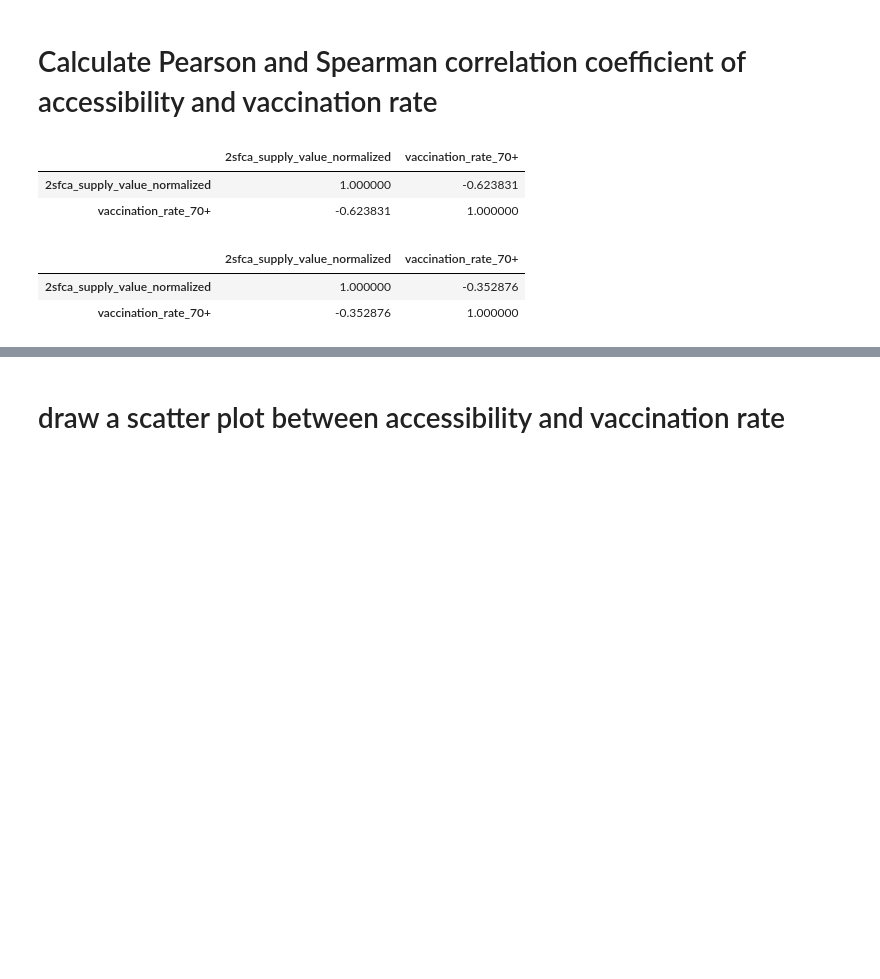
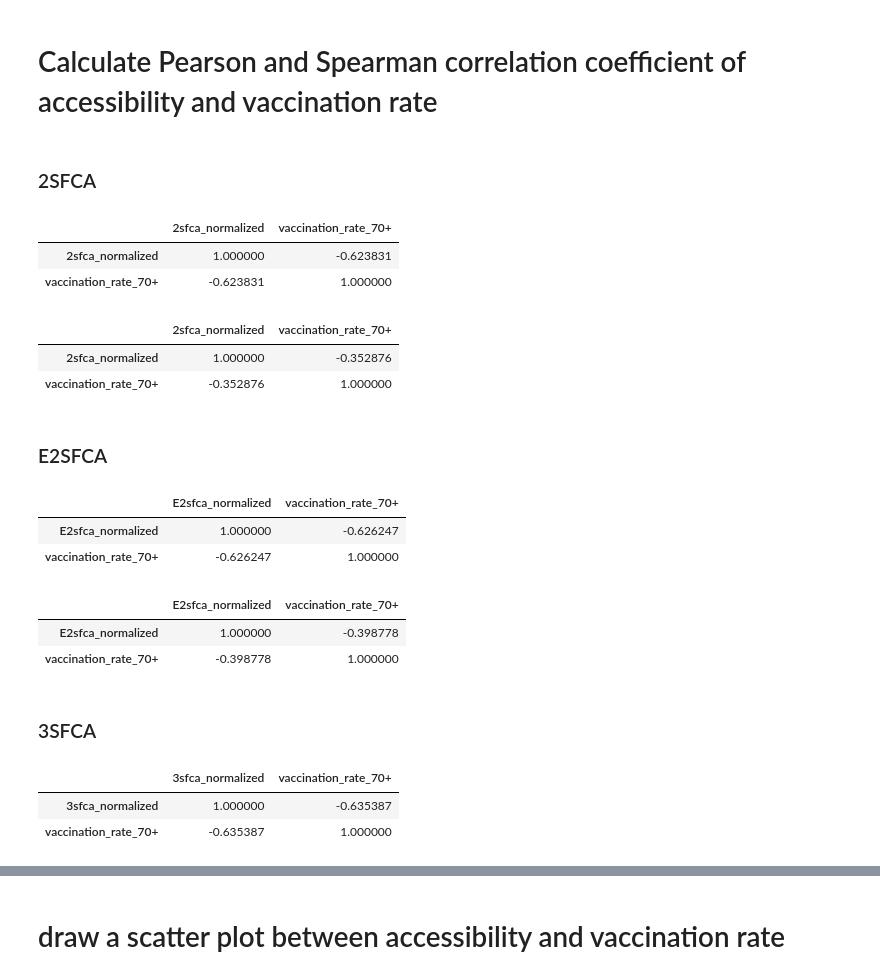
Before and after one commit to LingruFeng/dissertation, a Jupyter notebook: data_github/MSOA_test_70+.ipynb, the cells around one changed output, grey strips where cells are left out. Cells and saved outputs as stored; diff of their text form; code cells hidden in the pictures; blank space fills up the shorter version.

Commit message:
2SFCA/E2SFCA/3SFCA/RAAM test only consider 70+ people

```diff
--- a/data_github/MSOA_test_70+.ipynb
+++ b/data_github/MSOA_test_70+.ipynb
@@ -307,4 +252,0 @@ MSOA_fca['vaccination_percentage_for70+'] = MSOA_fca['over70']/MSOA_fca['pop70+'
-# %%
-# Set vaccination rate greater than 1 to 1
-MSOA_fca['vaccination_rate_70+']= np.where(test['vaccination_percentage_for70+']>1, 1, test['vaccination_percentage_for70+'])
-MSOA_fca.head(2)
@@ -359,0 +253,5 @@ combo('2sfca_supply_value_normalized')
+# %%
+MSOA_fca['2sfca_normalized'] = (MSOA_fca['2sfca']-MSOA_fca['2sfca'].min())/(MSOA_fca['2sfca'].max()-MSOA_fca['2sfca'].min())
+MSOA_fca['E2sfca_normalized'] = (MSOA_fca['E2sfca']-MSOA_fca['E2sfca'].min())/(MSOA_fca['E2sfca'].max()-MSOA_fca['E2sfca'].min())
+MSOA_fca['3sfca_normalized'] = (MSOA_fca['3sfca']-MSOA_fca['3sfca'].min())/(MSOA_fca['3sfca'].max()-MSOA_fca['2sfca'].min())
+MSOA_fca['raam_normalized'] = (MSOA_fca['raam']-MSOA_fca['raam'].min())/(MSOA_fca['raam'].max()-MSOA_fca['raam'].min())
@@ -359,0 +260,24 @@ combo('2sfca_supply_value_normalized')
+# %%
+# Read the population data
+url = 'https://raw.githubusercontent.com/LingruFeng/dissertation/main/data_raw/vaccination_number_2020_12_8_2021_2_21.csv'
+vaccination_pop = pd.read_csv(url)
+vaccination_pop['over70'] = vaccination_pop['over70-74'] + vaccination_pop['over75-79'] + vaccination_pop['over80']
+
+# merge the population data
+MSOA_fca = pd.merge(left = MSOA_fca, right=vaccination_pop, how='left', left_on='MSOA11CD', right_on='MSOA_code')
+
+# merge the LA information
+MSOA_fca = pd.merge(left = MSOA_fca, right=LA_MSOA, how='left', left_on='MSOA11CD', right_on='MSOA Code')
+MSOA_fca['vaccination_percentage_for70+'] = MSOA_fca['over70']/MSOA_fca['pop70+']
+
+# Set vaccination rate greater than 1 to 1
+MSOA_fca['vaccination_rate_70+']= np.where(MSOA_fca['vaccination_percentage_for70+']>1, 1, MSOA_fca['vaccination_percentage_for70+'])
+# %%
+# Subset the columns to only needed ones
+MSOA_fca = MSOA_fca[['LA_Code_2020','LA_name_2020','MSOA11CD','MSOA11NM','pop70+','over70',
+                     'vaccination_rate_70+',
+                     '2sfca','2sfca_normalized',
+                     'E2sfca','E2sfca_normalized',
+                     '3sfca','3sfca_normalized',
+                     'raam','raam_normalized',
+                     'geometry']]
@@ -360,16 +506,43 @@ combo('2sfca_supply_value_normalized')
 # %% [markdown]
 # Calculate Pearson and Spearman correlation coefficient of accessibility and vaccination rate
+# %% [markdown]
+### 2SFCA
 # %%
-pearson_correlation_coefficient = MSOA_fca[['2sfca_supply_value_normalized','vaccination_rate_70+']].corr(method='pearson')
-pearson_correlation_coefficient
+pearson_2sfca = MSOA_fca[['2sfca_normalized','vaccination_rate_70+']].corr(method='pearson')
+pearson_2sfca
 # %% [output]
-|  | 2sfca_supply_value_normalized | vaccination_rate_70+ |
-| 2sfca_supply_value_normalized | 1.000000 | -0.623831 |
+|  | 2sfca_normalized | vaccination_rate_70+ |
+| 2sfca_normalized | 1.000000 | -0.623831 |
 | vaccination_rate_70+ | -0.623831 | 1.000000 |
 # %%
-spearman_correlation_coefficient = MSOA_fca[['2sfca_supply_value_normalized','vaccination_rate_70+']].corr(method='spearman')
-spearman_correlation_coefficient
+spearman_2sfca = MSOA_fca[['2sfca_normalized','vaccination_rate_70+']].corr(method='spearman')
+spearman_2sfca
 # %% [output]
-|  | 2sfca_supply_value_normalized | vaccination_rate_70+ |
-| 2sfca_supply_value_normalized | 1.000000 | -0.352876 |
+|  | 2sfca_normalized | vaccination_rate_70+ |
+| 2sfca_normalized | 1.000000 | -0.352876 |
 | vaccination_rate_70+ | -0.352876 | 1.000000 |
+# %% [markdown]
+### E2SFCA
+# %%
+pearson_E2sfca = MSOA_fca[['E2sfca_normalized','vaccination_rate_70+']].corr(method='pearson')
+pearson_E2sfca
+# %% [output]
+|  | E2sfca_normalized | vaccination_rate_70+ |
+| E2sfca_normalized | 1.000000 | -0.626247 |
+| vaccination_rate_70+ | -0.626247 | 1.000000 |
+# %%
+spearman_E2sfca = MSOA_fca[['E2sfca_normalized','vaccination_rate_70+']].corr(method='spearman')
+spearman_E2sfca
+# %% [output]
+|  | E2sfca_normalized | vaccination_rate_70+ |
+| E2sfca_normalized | 1.000000 | -0.398778 |
+| vaccination_rate_70+ | -0.398778 | 1.000000 |
+# %% [markdown]
+### 3SFCA
+# %%
+pearson_3sfca = MSOA_fca[['3sfca_normalized','vaccination_rate_70+']].corr(method='pearson')
+pearson_3sfca
+# %% [output]
+|  | 3sfca_normalized | vaccination_rate_70+ |
+| 3sfca_normalized | 1.000000 | -0.635387 |
+| vaccination_rate_70+ | -0.635387 | 1.000000 |
```
Also changed, not shown: parts of 82 cells of this notebook.
